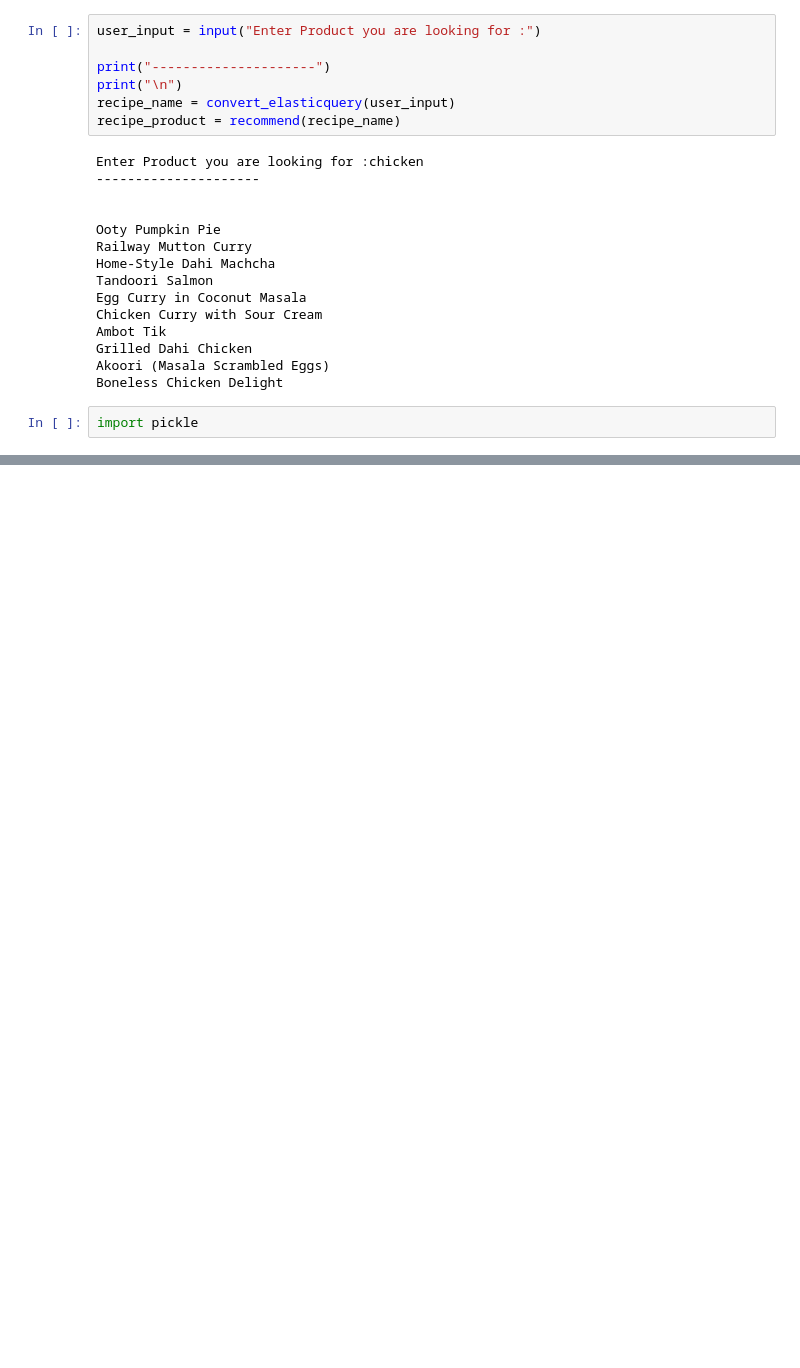
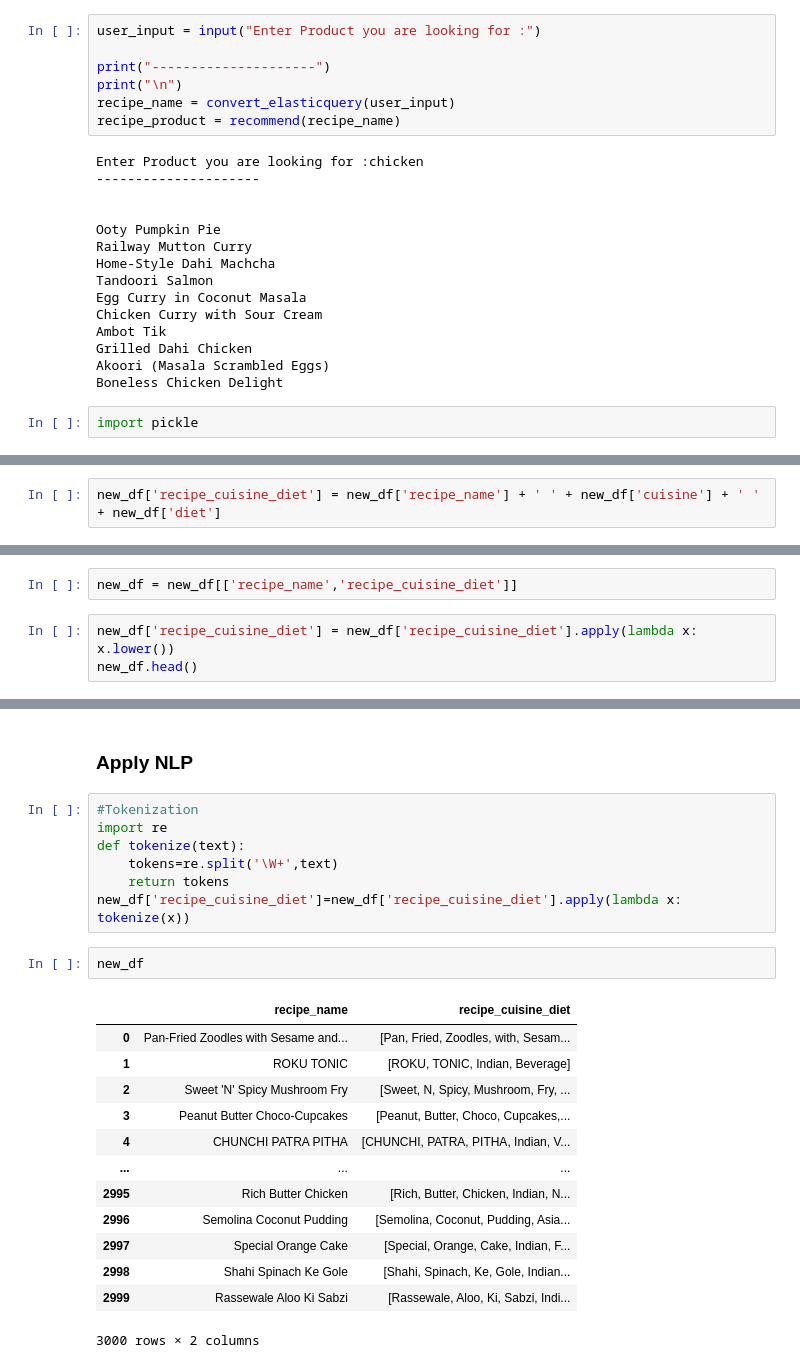
Before and after one commit to Nihar109/recipe_recommendation, a Jupyter notebook: content_based_recommendation_system.ipynb, the cells around one changed output, grey strips where cells are left out. Saved outputs shown, nothing was run; the diff lists cells and outputs as text; blank space fills up the shorter version.

```diff
--- a/content_based_recommendation_system.ipynb
+++ b/content_based_recommendation_system.ipynb
@@ -401,0 +407,2 @@ pickle.dump(similarity,open('similarity.pkl','wb'))
+# %%
+new_df['recipe_cuisine_diet'] = new_df['recipe_name'] + ' ' + new_df['cuisine'] + ' ' + new_df['diet']
@@ -401,0 +418,5 @@ pickle.dump(similarity,open('similarity.pkl','wb'))
+# %%
+new_df = new_df[['recipe_name','recipe_cuisine_diet']]
+# %%
+new_df['recipe_cuisine_diet'] = new_df['recipe_cuisine_diet'].apply(lambda x: x.lower())
+new_df.head()
@@ -401,0 +517,25 @@ pickle.dump(similarity,open('similarity.pkl','wb'))
+# %% [markdown]
+### Apply NLP
+# %%
+#Tokenization
+import re
+def tokenize(text):
+    tokens=re.split('\W+',text)
+    return tokens
+new_df['recipe_cuisine_diet']=new_df['recipe_cuisine_diet'].apply(lambda x: tokenize(x))
+# %%
+new_df
+# %% [output]
+|  | recipe_name | recipe_cuisine_diet |
+| 0 | Pan-Fried Zoodles with Sesame and... | [Pan, Fried, Zoodles, with, Sesam... |
+| 1 | ROKU TONIC | [ROKU, TONIC, Indian, Beverage] |
+| 2 | Sweet 'N' Spicy Mushroom Fry | [Sweet, N, Spicy, Mushroom, Fry, ... |
+| 3 | Peanut Butter Choco-Cupcakes | [Peanut, Butter, Choco, Cupcakes,... |
+| 4 | CHUNCHI PATRA PITHA | [CHUNCHI, PATRA, PITHA, Indian, V... |
+| ... | ... | ... |
+| 2995 | Rich Butter Chicken | [Rich, Butter, Chicken, Indian, N... |
+| 2996 | Semolina Coconut Pudding | [Semolina, Coconut, Pudding, Asia... |
+| 2997 | Special Orange Cake | [Special, Orange, Cake, Indian, F... |
+| 2998 | Shahi Spinach Ke Gole | [Shahi, Spinach, Ke, Gole, Indian... |
+| 2999 | Rassewale Aloo Ki Sabzi | [Rassewale, Aloo, Ki, Sabzi, Indi... |
+3000 rows × 2 columns
```
Also changed, not shown: parts of 27 cells of this notebook, 2 other files.
